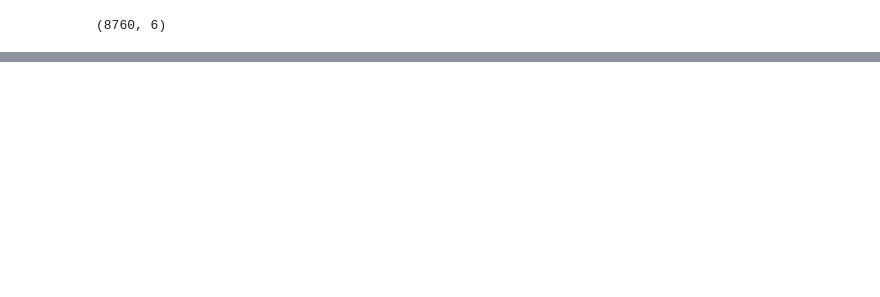
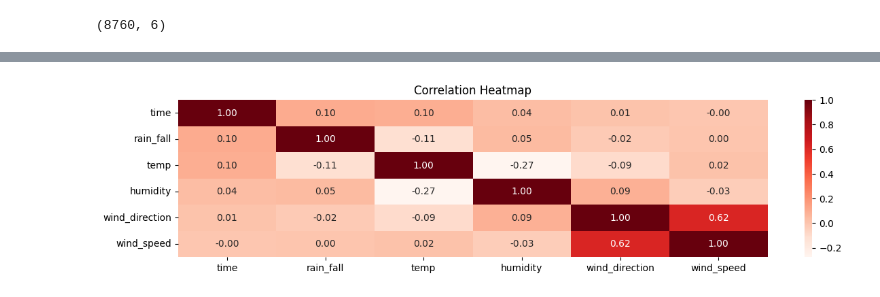
Before and after one commit to tiramiSoo/Rainfall-Prediction, a Jupyter notebook: Rain Fall Predict.ipynb, the cells around one changed output, grey strips where cells are left out. Drawn from its saved outputs; the diff is of its cells as text; code cells hidden in the pictures; blank space fills up the shorter version.

```diff
--- a/Rain Fall Predict.ipynb
+++ b/Rain Fall Predict.ipynb
@@ -42,0 +75,9 @@ df.describe().T
+# %%
+#Draw heatmap
+correlation_matrix = df.corr()
+plt.figure(figsize=(14, 3))
+sns.heatmap(correlation_matrix, annot=True, fmt=".2f", cmap="Reds")
+plt.title("Correlation Heatmap")
+plt.show()
+# %% [output]
+[figure, added]
```
Also changed, not shown: parts of 9 cells of this notebook, 3 other files.
